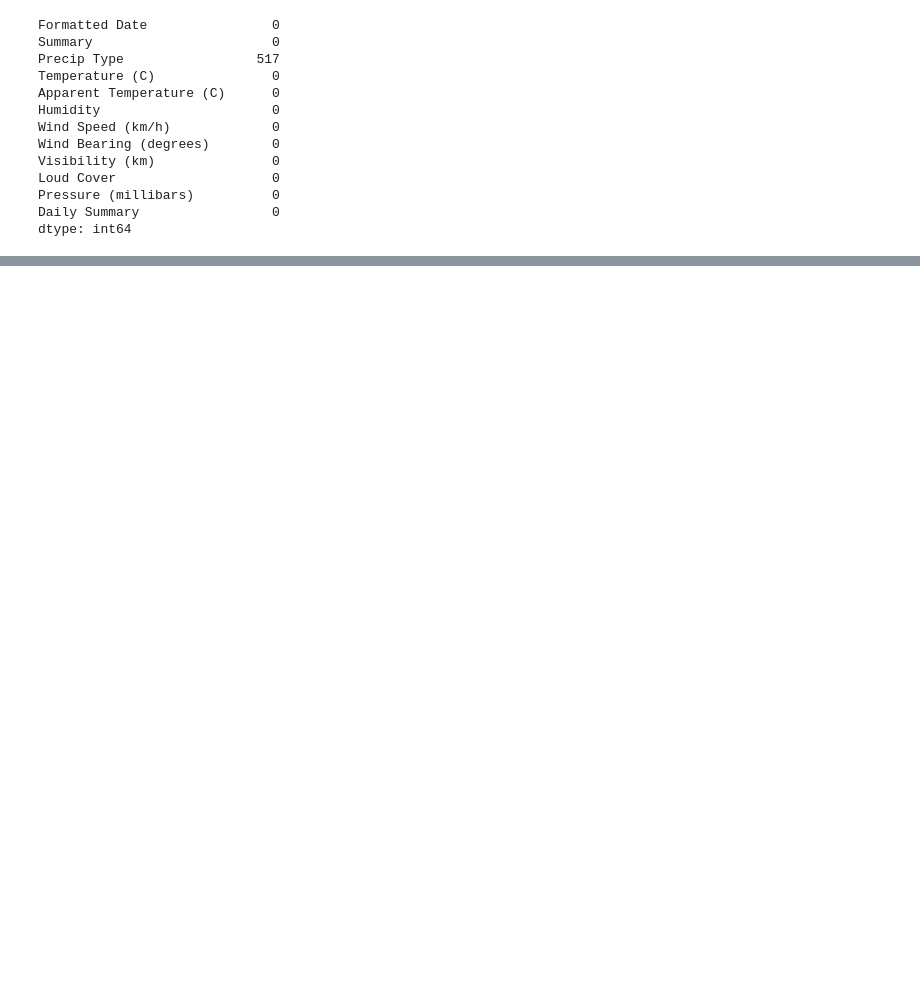
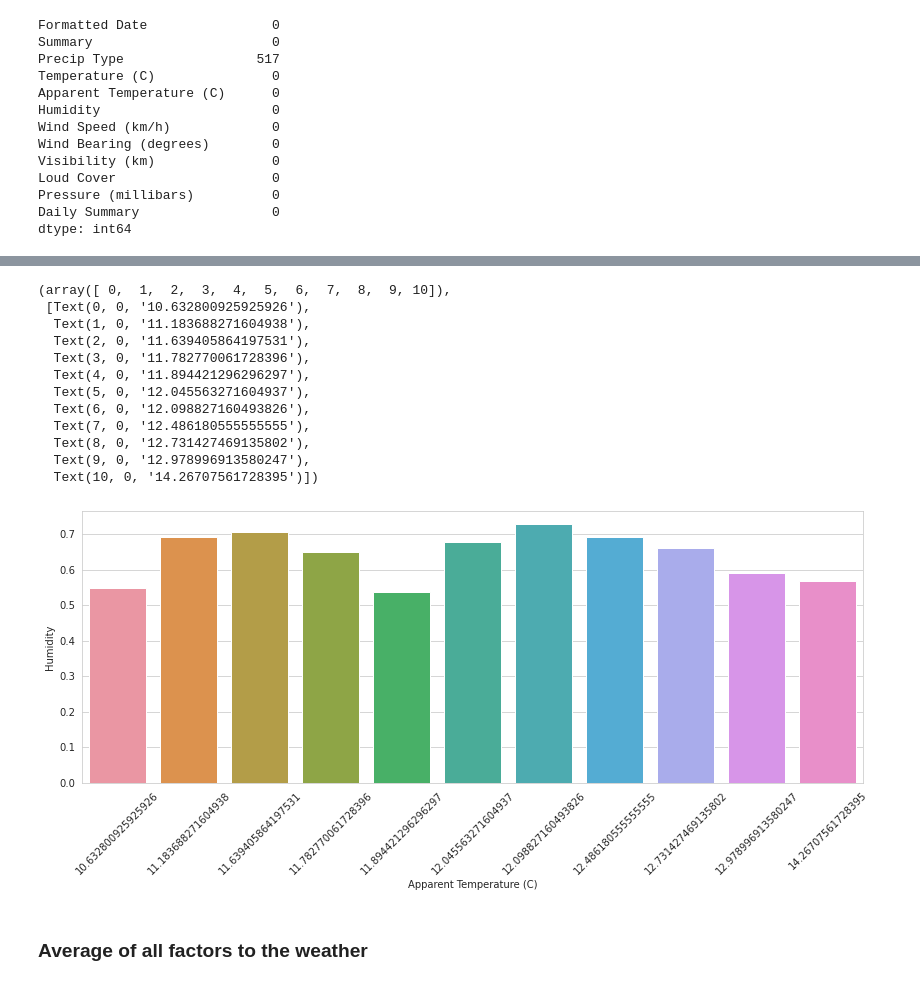
Before and after one commit to GaurabStha/data-analysis, a Jupyter notebook: Weather History Data Analysis.ipynb, the cells around one changed output, grey strips where cells are left out. Cells and saved outputs as stored; diff of their text form; code cells hidden in the pictures; blank space fills up the shorter version.

```diff
--- a/Weather History Data Analysis.ipynb
+++ b/Weather History Data Analysis.ipynb
@@ -81,0 +146,20 @@ dtype: int64
+# %%
+plt.figure(figsize = (14 , 5))
+sns.barplot(x = 'Apparent Temperature (C)', y = 'Humidity', data = df_april)
+plt.xticks(rotation = 45)
+# %% [output]
+(array([ 0,  1,  2,  3,  4,  5,  6,  7,  8,  9, 10]),
+ [Text(0, 0, '10.632800925925926'),
+  Text(1, 0, '11.183688271604938'),
+  Text(2, 0, '11.639405864197531'),
+  Text(3, 0, '11.782770061728396'),
+  Text(4, 0, '11.894421296296297'),
+  Text(5, 0, '12.045563271604937'),
+  Text(6, 0, '12.098827160493826'),
+  Text(7, 0, '12.486180555555555'),
+  Text(8, 0, '12.731427469135802'),
+  Text(9, 0, '12.978996913580247'),
+  Text(10, 0, '14.26707561728395')])
+[figure, added]
+# %% [markdown]
+### Average of all factors to the weather
```
Also changed, not shown: parts of 28 cells of this notebook.
